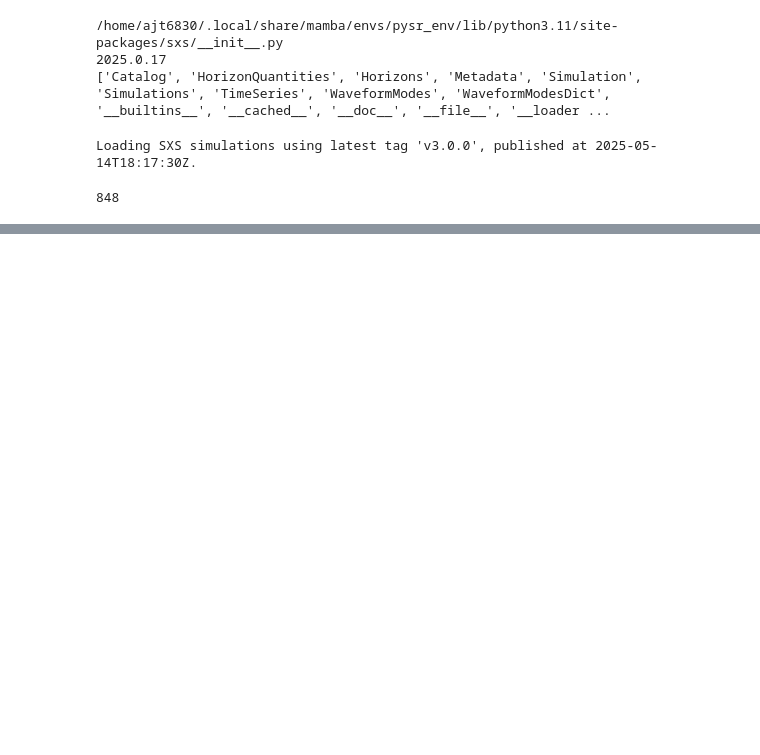
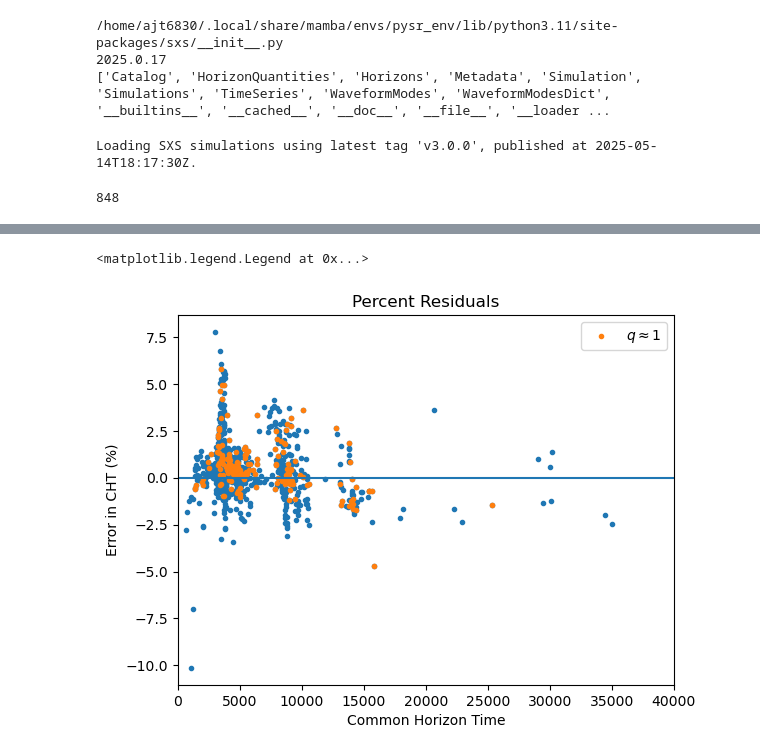
Before and after one commit to Torraj/Common_Horizon_Time, a Jupyter notebook: Modeling_Aligned_Spins.ipynb, the cells around one changed output, grey strips where cells are left out. Saved outputs shown, nothing was run; the diff lists cells and outputs as text; code cells hidden in the pictures; blank space fills up the shorter version.

```diff
--- a/Modeling_Aligned_Spins.ipynb
+++ b/Modeling_Aligned_Spins.ipynb
@@ -291,0 +280,41 @@ plt.savefig(r"Newtonian_Percent_Residuals_with_Direct_Corrections.png")
+# %%
+equal_mass_ratio = np.full(len(df_7), r"SXS:BBH:0000")
+
+for i in range(len(df_7)):
+    ind = df_7.index[i] #we store the pandas dataframe index rather than a number to be cautious
+    if df_7["reference_mass_ratio"][ind] < 1.01: #We define equal mass ratio as not exactly 1 because apparently no simulation has exactly q=1
+        if ind[:8] != "SXS:NSNS":
+            equal_mass_ratio[i] = ind
+
+equal_mass_ratio = equal_mass_ratio[equal_mass_ratio != r"SXS:BBH:0000"] #We get rid of any essentially empty datapoints
+ref_orb_period_q1 = 2*np.pi/df_7["reference_orbital_frequency_mag"][equal_mass_ratio]
+init_param_q1 = np.column_stack((ref_orb_period_q1, df_7["reference_mass_ratio"][equal_mass_ratio], df_7["reference_dimensionless_spin1_z"][equal_mass_ratio], df_7["reference_dimensionless_spin2_z"][equal_mass_ratio])) #loading equal mass ratio data to train on including spin for our first model
+
+with open("spin_model_1.133.pk", 'rb') as file:
+    loaded_model = pickle.load(file)
+Residual_pred_q1 = loaded_model.predict(init_param_q1) #predicts the percent residual between PN model and actual simulation for only q=1 simulations
+
+with open("best_model_0.446.pk", 'rb') as file:
+    loaded_model = pickle.load(file)
+init_param_q1 = np.column_stack((ref_orb_period_q1, df_7["reference_mass_ratio"][equal_mass_ratio])) #q=1 data to be loaded in for our second model
+direct_corrections_q1 = loaded_model.predict(init_param_q1) #Predicts PN corrections to Newtonian model for q=1 simulations
+
+corrected_CHT_q1 = Newtonian_CHT([ref_orb_period_q1, df_7["reference_mass_ratio"][equal_mass_ratio]]) - direct_corrections_q1 #Subtracts "post-Newtonian" corrects from the Newtonian predictions for CHT
+CHT_q1 = df_7["common_horizon_time"][equal_mass_ratio] - df_7["reference_time"][equal_mass_ratio]
+
+CHT_residual_q1 = corrected_CHT_q1 - CHT_q1
+
+fig, ax = plt.subplots()
+plt.scatter(CHT, 100*(CHT_residual - Residual_pred)/CHT, marker = ".") #Plots leftover error
+plt.scatter(CHT_q1, 100*(CHT_residual_q1 - Residual_pred_q1)/CHT_q1, marker = ".", label = r"$q \approx 1$") #Plots leftover error
+plt.axhline(y=0)
+ax.set_xlim(0, 40000)
+plt.xlabel("Common Horizon Time")
+plt.ylabel("Error in CHT (%)")
+plt.title("Percent Residuals")
+plt.legend()
+#I don't think the spike in error around CHT = 4000 is due to equal mass ratio. Perhaps there are just a lot of simulations at that exact common horizon
+#time, so it is just probable to have some simulations with high errors
+# %% [output]
+<matplotlib.legend.Legend at 0x...>
+[figure, added]
```
Also changed, not shown: parts of 21 cells of this notebook.
